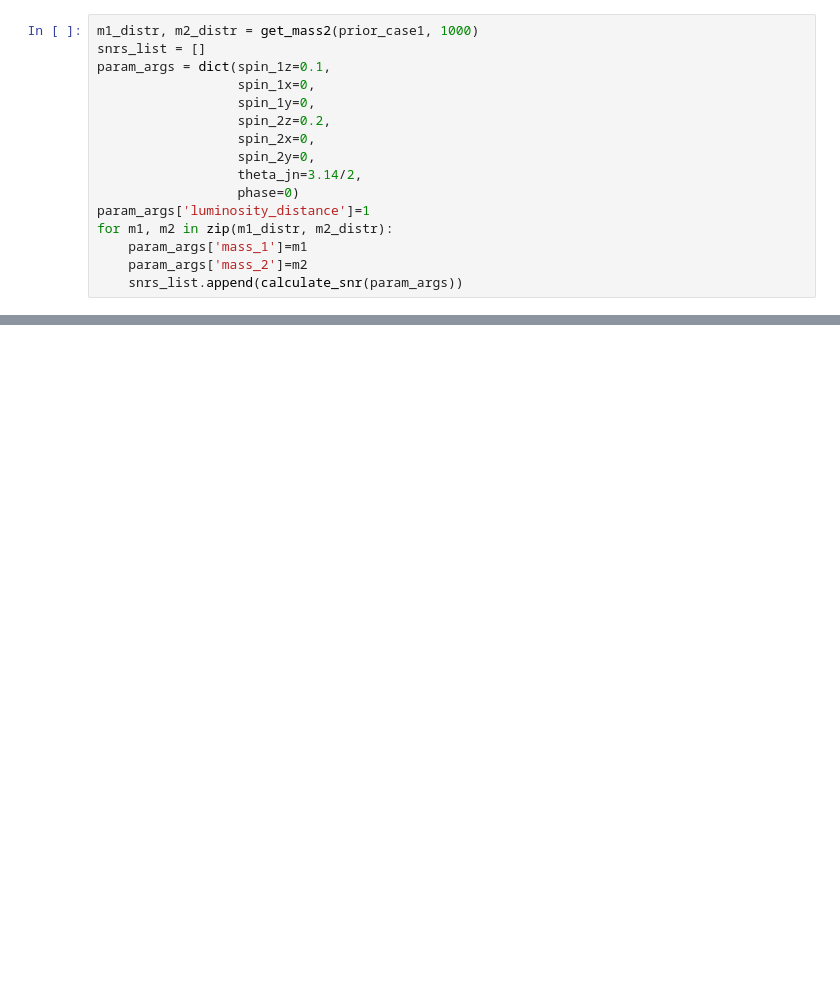
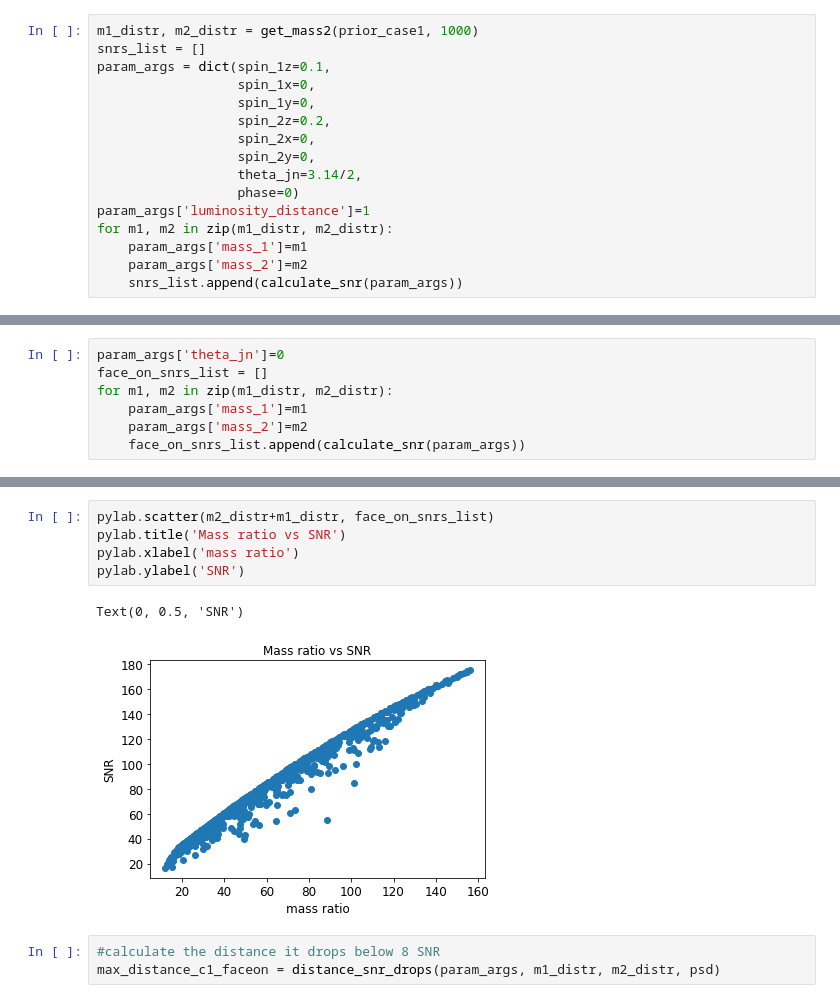
Before and after one commit to danielahyano/ligo-summer-2022, a Jupyter notebook: mass_distribution_power_law.ipynb, the cells around one changed output, grey strips where cells are left out. Drawn from its saved outputs; the diff is of its cells as text; blank space fills up the shorter version.

```diff
--- a/mass_distribution_power_law.ipynb
+++ b/mass_distribution_power_law.ipynb
@@ -169,0 +183,7 @@ Text(0, 0.5, 'distance')
+# %%
+param_args['theta_jn']=0
+face_on_snrs_list = []
+for m1, m2 in zip(m1_distr, m2_distr):
+    param_args['mass_1']=m1
+    param_args['mass_2']=m2
+    face_on_snrs_list.append(calculate_snr(param_args))
@@ -169,0 +199,11 @@ Text(0, 0.5, 'distance')
+# %%
+pylab.scatter(m2_distr+m1_distr, face_on_snrs_list)
+pylab.title('Mass ratio vs SNR')
+pylab.xlabel('mass ratio')
+pylab.ylabel('SNR')
+# %% [output]
+Text(0, 0.5, 'SNR')
+[figure, added]
+# %%
+#calculate the distance it drops below 8 SNR
+max_distance_c1_faceon = distance_snr_drops(param_args, m1_distr, m2_distr, psd)
```
Also changed, not shown: parts of 12 cells of this notebook.
